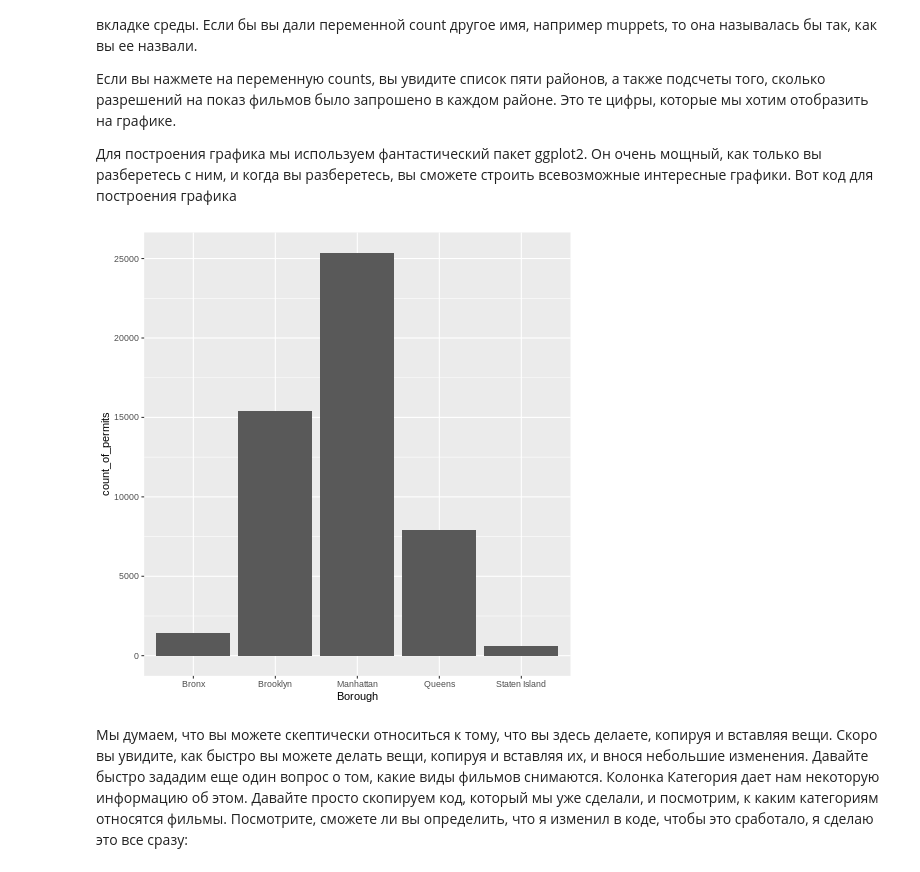
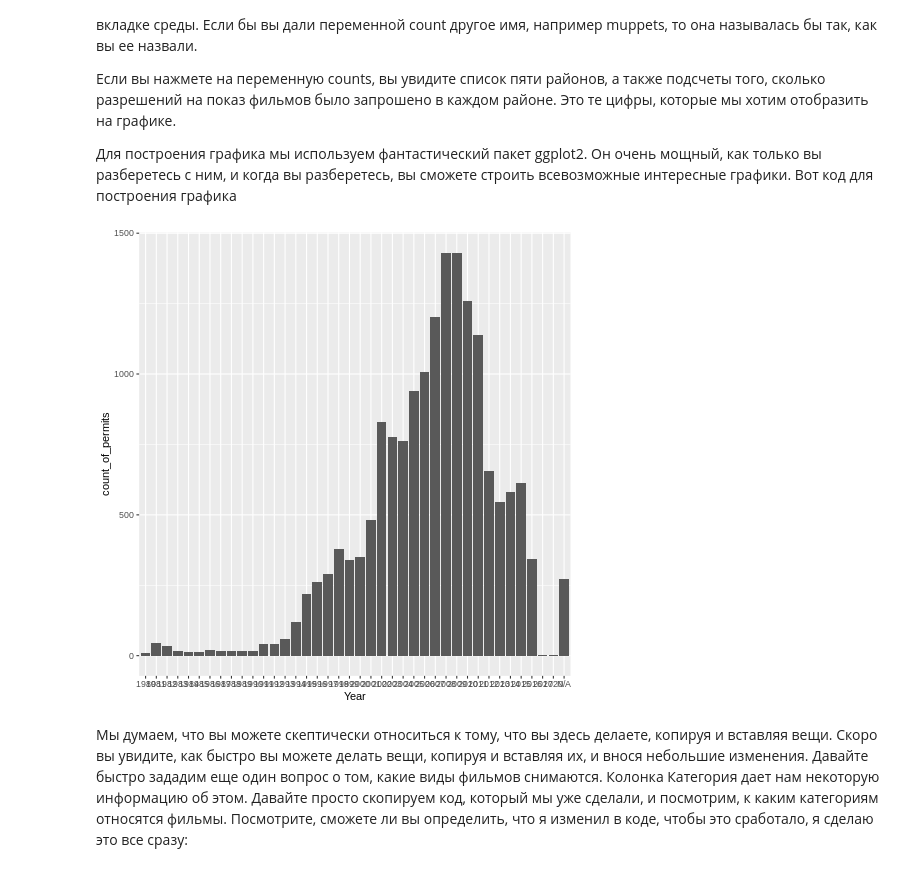
Before and after one commit to Chupocabra/comp_tech, a Jupyter notebook: Копия_блокнота_"Lect_1_ipynb".ipynb, the cells around one changed output. Drawn from its saved outputs; the diff is of its cells as text; code cells hidden in the pictures.

```diff
--- a/Копия_блокнота_"Lect_1_ipynb".ipynb
+++ b/Копия_блокнота_"Lect_1_ipynb".ipynb
@@ -28,7 +28,7 @@ nyc_films <-fread("D:/Дисциплины/Прикладная статисти
 # %%
 %%R
 library(data.table)
-nyc_films <- fread("https://raw.githubusercontent.com/CrumpLab/statisticsLab/master/data/Film_Permits.csv")
+g_sales <- fread("https://www.kaggle.com/gregorut/videogamesales")
 # %% [output]
  [0%] Downloaded 1378 bytes...
  [0%] Downloaded 2756 bytes...
@@ -85,9 +85,9 @@ summary(nyc_films)
 %%R
 library(dplyr)
 
-counts <- nyc_films %>%
-          group_by(Borough) %>%
-          summarize(count_of_permits = length(Borough))
+counts <- g_sales %>%
+          group_by(Year) %>%
+          summarize(count_of_permits = length(Year))
 # %% [markdown]
 Выше были сгруппированы данные по каждому из пяти районов, а затем подсчитано количество раз, когда встречался каждый район (с помощью функции length). В результате получилась новая переменная count. Я решил назвать эту переменную count. Вы можете видеть, что теперь она отображается в правом верхнем углу на вкладке среды. Если бы вы дали переменной count другое имя, например muppets, то она называлась бы так, как вы ее назвали.
 
@@ -97,11 +97,11 @@ counts <- nyc_films %>%
 # %%
 %%R
 library(ggplot2)
 
-ggplot(counts, aes(x = Borough, y = count_of_permits )) +
+ggplot(counts, aes(x = Year, y = count_of_permits )) +
   geom_bar(stat="identity")
 # %% [output]
-[figure, old version]
+[figure, new version]
 # %% [markdown]
 Мы думаем, что вы можете скептически относиться к тому, что вы здесь делаете, копируя и вставляя вещи. Скоро вы увидите, как быстро вы можете делать вещи, копируя и вставляя их, и внося небольшие изменения. Давайте быстро зададим еще один вопрос о том, какие виды фильмов снимаются. Колонка Категория дает нам некоторую информацию об этом. Давайте просто скопируем код, который мы уже сделали, и посмотрим, к каким категориям относятся фильмы. Посмотрите, сможете ли вы определить, что я изменил в коде, чтобы это сработало, я сделаю это все сразу:
 # %%
```
Also changed, not shown: parts of 9 cells of this notebook.
